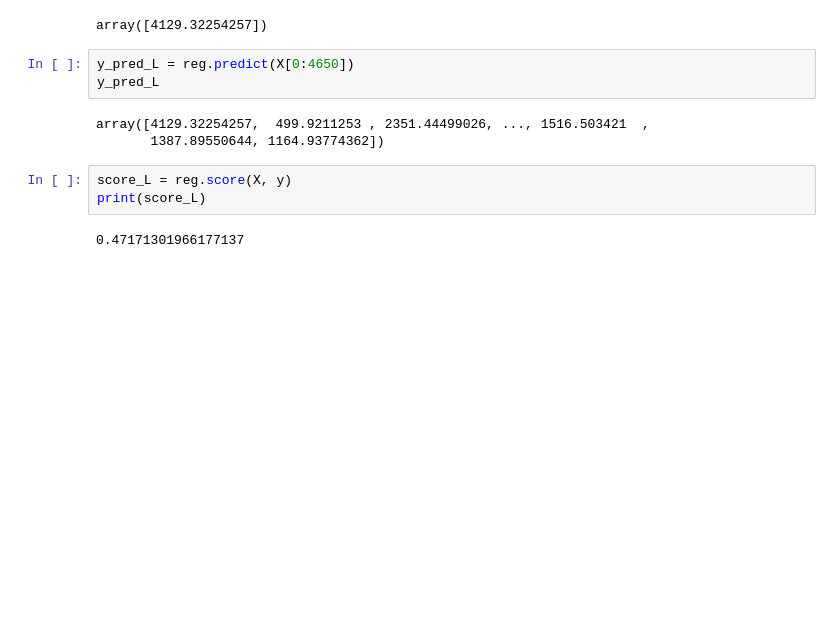
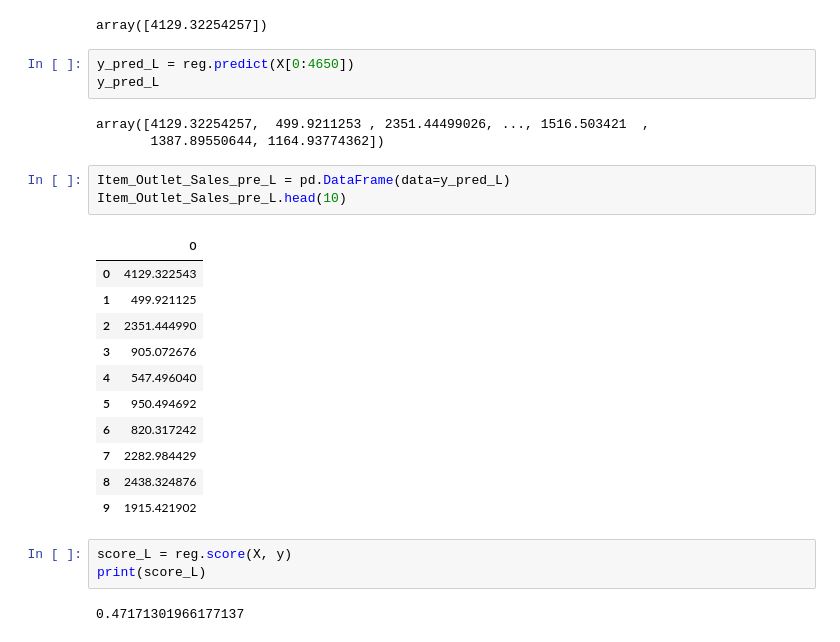
Before and after one commit to wilsonfffs/CODING-DOJO, a Jupyter notebook: Proyecto__1__Parte_3_4_5.ipynb, the cells around one changed output. Saved outputs shown, nothing was run; the diff lists cells and outputs as text; blank space fills up the shorter version.

```diff
--- a/Proyecto__1__Parte_3_4_5.ipynb
+++ b/Proyecto__1__Parte_3_4_5.ipynb
@@ -713,6 +713,21 @@ y_pred_L
 # %% [output]
 array([4129.32254257,  499.9211253 , 2351.44499026, ..., 1516.503421  ,
        1387.89550644, 1164.93774362])
+# %%
+Item_Outlet_Sales_pre_L = pd.DataFrame(data=y_pred_L)
+Item_Outlet_Sales_pre_L.head(10)
+# %% [output]
+|  | 0 |
+| 0 | 4129.322543 |
+| 1 | 499.921125 |
+| 2 | 2351.444990 |
+| 3 | 905.072676 |
+| 4 | 547.496040 |
+| 5 | 950.494692 |
+| 6 | 820.317242 |
+| 7 | 2282.984429 |
+| 8 | 2438.324876 |
+| 9 | 1915.421902 |
 # %%
 score_L = reg.score(X, y)
 print(score_L)
```
Also changed, not shown: parts of 3 cells of this notebook.
